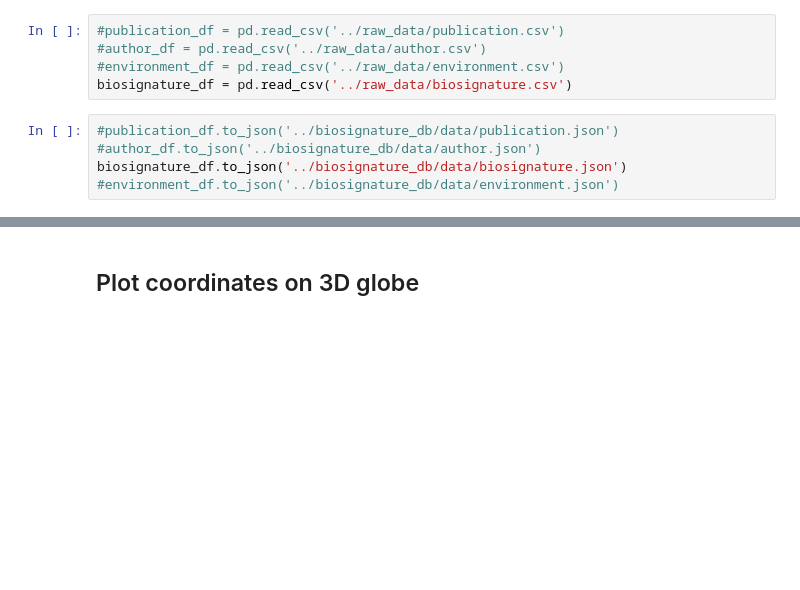
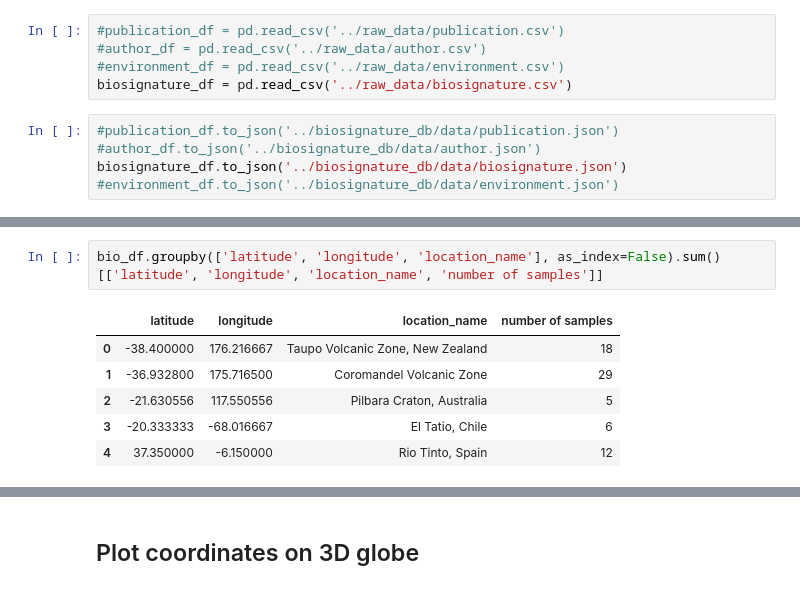
Before and after one commit to jhupiterz/biosignatureDB, a Jupyter notebook: notebooks/csv.ipynb, the cells around one changed output, grey strips where cells are left out. Saved outputs shown, nothing was run; the diff lists cells and outputs as text; blank space fills up the shorter version.

```diff
--- a/notebooks/csv.ipynb
+++ b/notebooks/csv.ipynb
@@ -176,0 +149,9 @@ bio_df.groupby(['latitude', 'longitude', 'location_name'], as_index=False).count
+# %%
+bio_df.groupby(['latitude', 'longitude', 'location_name'], as_index=False).sum()[['latitude', 'longitude', 'location_name', 'number of samples']]
+# %% [output]
+|  | latitude | longitude | location_name | number of samples |
+| 0 | -38.400000 | 176.216667 | Taupo Volcanic Zone, New Zealand | 18 |
+| 1 | -36.932800 | 175.716500 | Coromandel Volcanic Zone | 29 |
+| 2 | -21.630556 | 117.550556 | Pilbara Craton, Australia | 5 |
+| 3 | -20.333333 | -68.016667 | El Tatio, Chile | 6 |
+| 4 | 37.350000 | -6.150000 | Rio Tinto, Spain | 12 |
```
Also changed, not shown: parts of 21 cells of this notebook, 4 other files.
